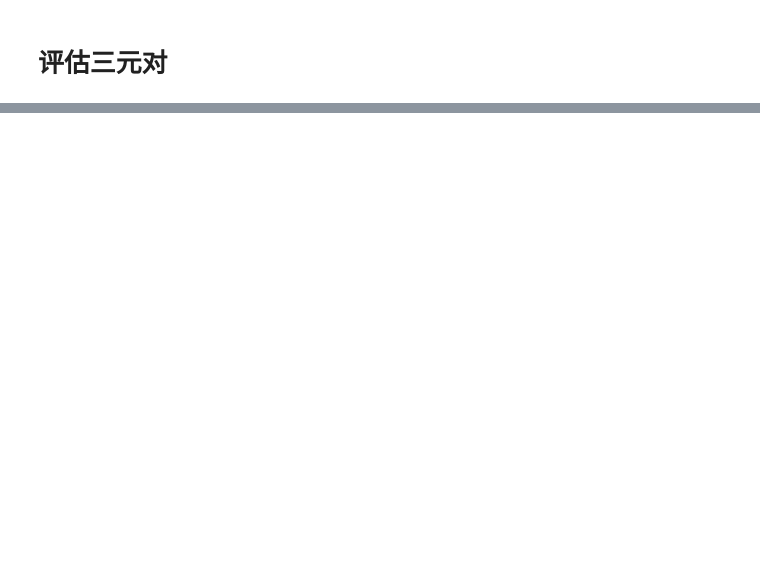
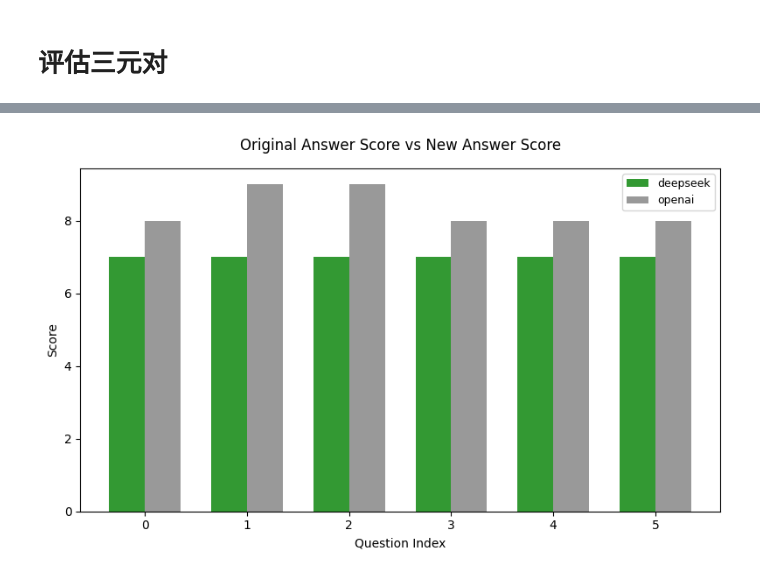
Before and after one commit to youxin01/paperins, a Jupyter notebook: paper2md.ipynb, the cells around one changed output, grey strips where cells are left out. Cells and saved outputs as stored; diff of their text form; code cells hidden in the pictures; blank space fills up the shorter version.

```diff
--- a/paper2md.ipynb
+++ b/paper2md.ipynb
@@ -99,4 +129,7 @@ Your primary objective is to assist the user in generating questions that are in
 """
+# %%
+with open("./data/3/paper.txt", "r", encoding="utf-8") as f:
+    text1 = f.read()
 # %%
 max_questions = 3
 context = GET_QUESTIONS_TEMPLATE.format(
@@ -226,0 +550,39 @@ An air quality dashboard has been developed that provides a step-by-step path fo
+# %%
+import json
+ori_ans_score=[]
+new_ans_score=[]
+for i in range(1,7):
+    with open(f"./data/{i}/data.json","r",encoding="utf-8") as f:
+        data=json.load(f)
+    for j in range(3):
+        if "evaluation_2" in data[j]:
+            score = extract_scores(data[j]["evaluation"])
+            ori_ans_score.append(score["Answer Score"])
+            score1 = extract_scores(data[j]["evaluation_1"])
+            new_ans_score.append(score1["Answer Score"])
+# %%
+import matplotlib.pyplot as plt
+import numpy as np
+
+x = np.arange(len(ori_ans_score))  # x 轴坐标
+width = 0.35  # 柱状图宽度
+
+plt.figure(figsize=(8, 5))  # 调整画布大小
+
+# 绘制 Original Answer Score（左侧）
+plt.bar(x - width/2, ori_ans_score, width=width, label='deepseek', color='green', alpha=0.8)
+
+# 绘制 New Answer Score（右侧）
+plt.bar(x + width/2, new_ans_score, width=width, label='openai', color="grey", alpha=0.8)
+
+# 添加标题、标签和图例
+plt.title('Original Answer Score vs New Answer Score', fontsize=12, pad=15)
+plt.xlabel('Question Index', fontsize=10)
+plt.ylabel('Score', fontsize=10)
+plt.legend(loc='upper right', fontsize=9)
+
+# 调整布局，避免标签重叠
+plt.tight_layout()
+plt.show()
+# %% [output]
+[figure, added]
```
Also changed, not shown: parts of 45 cells of this notebook, 31 other files.
